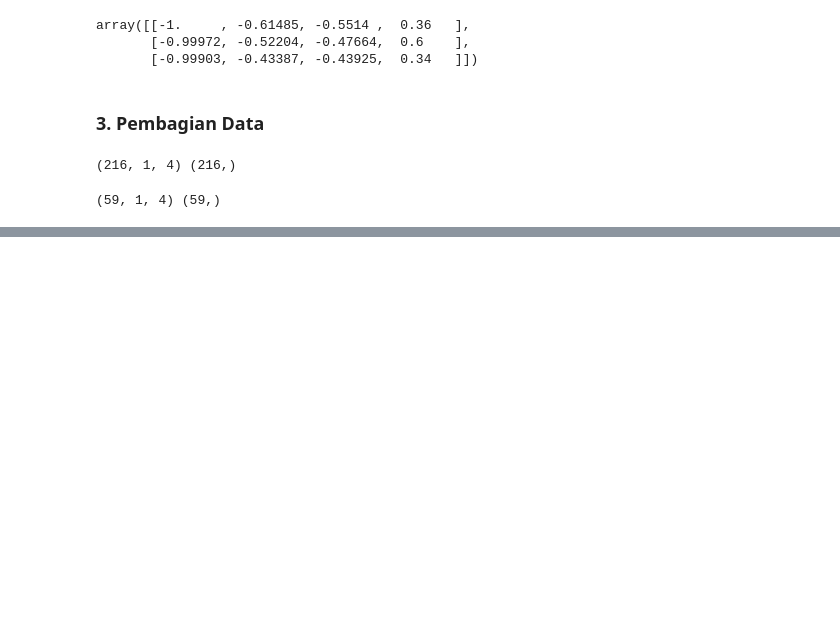
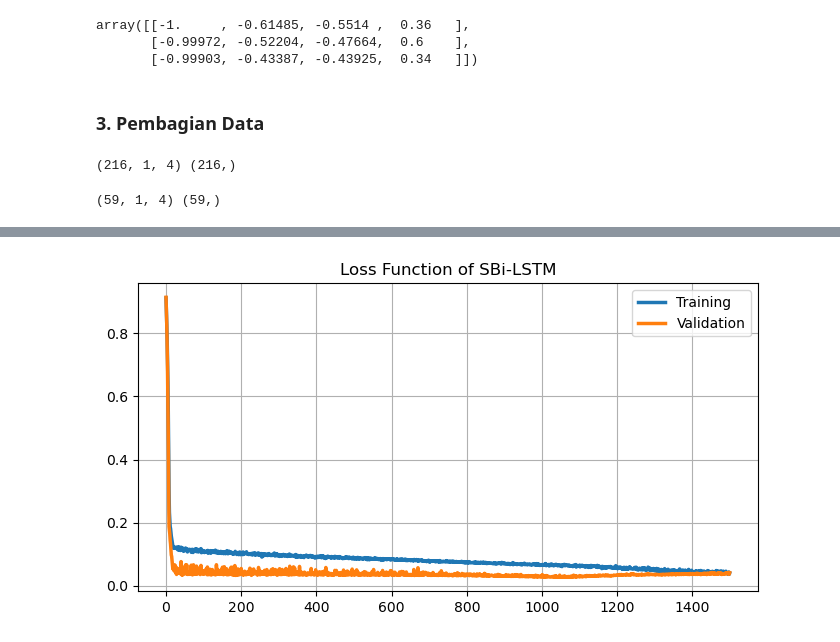
Before and after one commit to kusin/tensorflow-hotspot-v2, a Jupyter notebook: M2.ipynb, the cells around one changed output, grey strips where cells are left out. Drawn from its saved outputs; the diff is of its cells as text; code cells hidden in the pictures; blank space fills up the shorter version.

```diff
--- a/M2.ipynb
+++ b/M2.ipynb
@@ -59,3 +59,15 @@ print(x_train.shape, y_train.shape)
 print(x_test.shape, y_test.shape)
 # %% [output]
 (59, 1, 4) (59,)
+# %%
+# call models LSTM
+# param : algorithm, timestep, activation, optimizer, dropout
+lstm_model = get_models(
+  algorithm="SBi-LSTM", timestep=x_train, activation="relu", optimizer="rmsprop", dropout=0.20
+)
+# %%
+# compile models
+# param : model, batch_size, epochs, x_train, y_train, x_test, y_test
+lstm_history, lstm_predictions = get_prediction(
+  model=lstm_model, batch_size=32, epochs=1500, x_train=x_train, y_train=y_train, x_test=x_test, y_test=y_test
+)
@@ -61,0 +92,9 @@ print(x_test.shape, y_test.shape)
+# %%
+# show loss function
+lineplot2(
+  x1=lstm_history.epoch, y1=lstm_history.history['loss'], label1="Training",
+  x2=lstm_history.epoch, y2=lstm_history.history['val_loss'], label2="Validation",
+  title="Loss Function of SBi-LSTM"
+)
+# %% [output]
+[figure, added]
```
Also changed, not shown: parts of 2 cells of this notebook, 1 other file.
